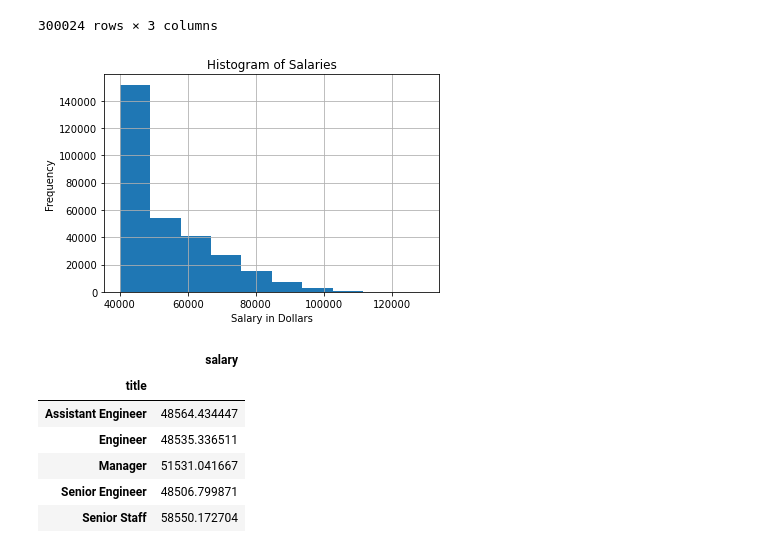
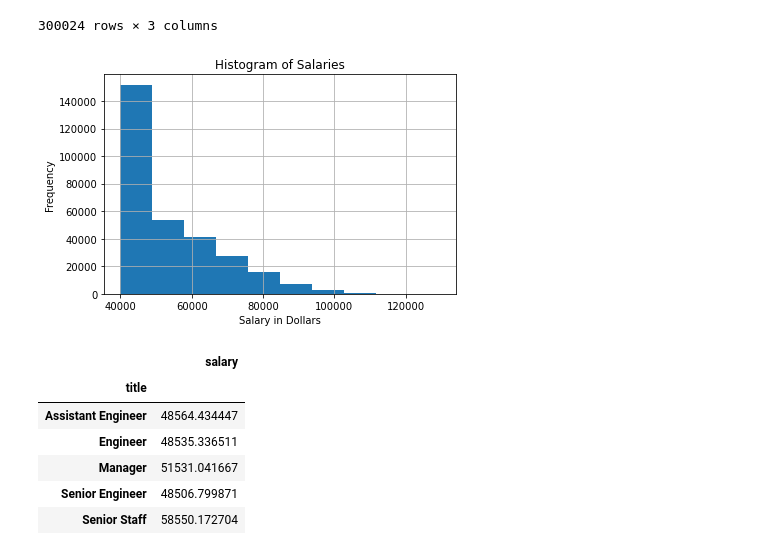
Before and after one commit to mmarange/sql-challenge, a Jupyter notebook: SQL challenge/EmployeeSQL/EmployeeSQL.ipynb, the cells around one changed output. Drawn from its saved outputs; the diff is of its cells as text; code cells hidden in the pictures.

```diff
--- a/SQL challenge/EmployeeSQL/EmployeeSQL.ipynb
+++ b/SQL challenge/EmployeeSQL/EmployeeSQL.ipynb
@@ -106,13 +106,14 @@ employees_salary_db
 # %%
 
 hist = employees_salary_db.hist()
 plt.xlabel('Salary in Dollars')
 plt.ylabel('Frequency')
 plt.title('Histogram of Salaries')
-plt.savefig("Histogram of Salaries.png")
+plt.savefig("Histogram_of_Salaries.png", bbox_inches='tight')
+plt.tight_layout()
 plt.show()
 # %% [output]
-[figure, old version]
+[figure, new version]
 # %%
 salary_gby_mean = employees_salary_db.groupby(['title']).mean()
 salary_gby_mean
```
Also changed, not shown: parts of 2 cells of this notebook, 6 other files.
